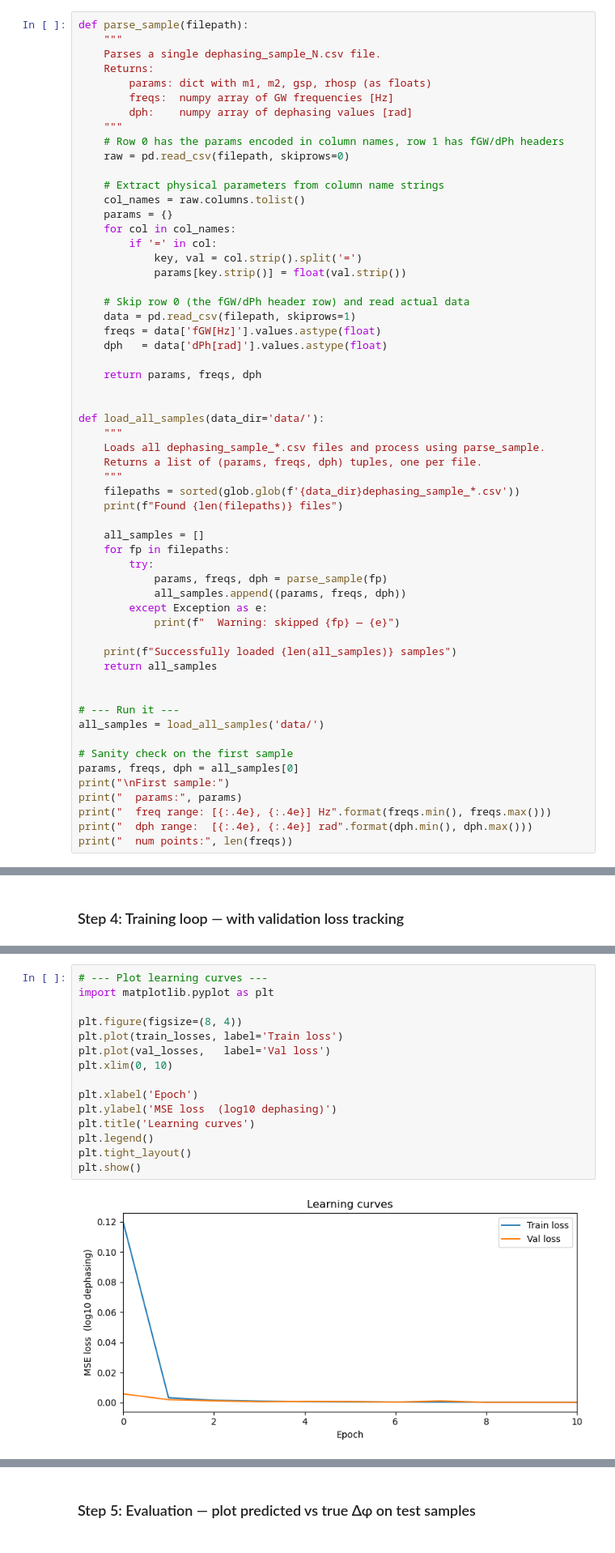
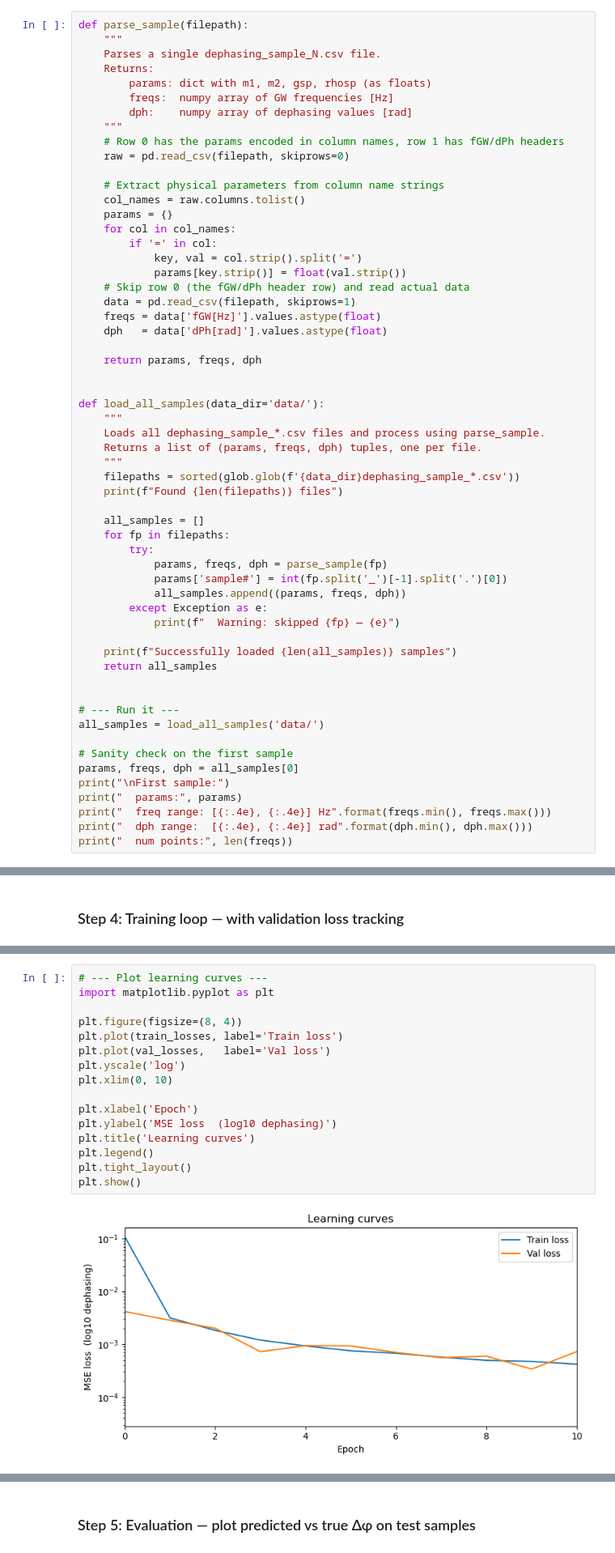
Before and after one commit to lea-y01/ML4PhysAstro, a Jupyter notebook: MLP_take1.ipynb, the cells around one changed output, grey strips where cells are left out. Shown at 81% size. Drawn from its saved outputs; the diff is of its cells as text.

```diff
--- a/MLP_take1.ipynb
+++ b/MLP_take1.ipynb
@@ -93,7 +97,6 @@ def parse_sample(filepath):
         if '=' in col:
             key, val = col.strip().split('=')
             params[key.strip()] = float(val.strip())
-
     # Skip row 0 (the fGW/dPh header row) and read actual data
     data = pd.read_csv(filepath, skiprows=1)
     freqs = data['fGW[Hz]'].values.astype(float)
@@ -114,6 +117,7 @@ def load_all_samples(data_dir='data/'):
     for fp in filepaths:
         try:
             params, freqs, dph = parse_sample(fp)
+            params['sample#'] = int(fp.split('_')[-1].split('.')[0])
             all_samples.append((params, freqs, dph))
         except Exception as e:
             print(f"  Warning: skipped {fp} — {e}")
@@ -724,20 +755,21 @@ Epoch  50/50  |  Train loss: 0.0001  |  Val loss:   0.0001
 # %%
 # --- Plot learning curves ---
 import matplotlib.pyplot as plt
 
 plt.figure(figsize=(8, 4))
 plt.plot(train_losses, label='Train loss')
 plt.plot(val_losses,   label='Val loss')
+plt.yscale('log')
 plt.xlim(0, 10)
 
 plt.xlabel('Epoch')
 plt.ylabel('MSE loss  (log10 dephasing)')
 plt.title('Learning curves')
 plt.legend()
 plt.tight_layout()
 plt.show()
 # %% [output]
-[figure, old version]
+[figure, new version]
 # %%
 print("y min:  ", train_dataset.y.min().item())
 print("y max:  ", train_dataset.y.max().item())
```
Also changed, not shown: parts of 14 cells of this notebook, 1 other file.
